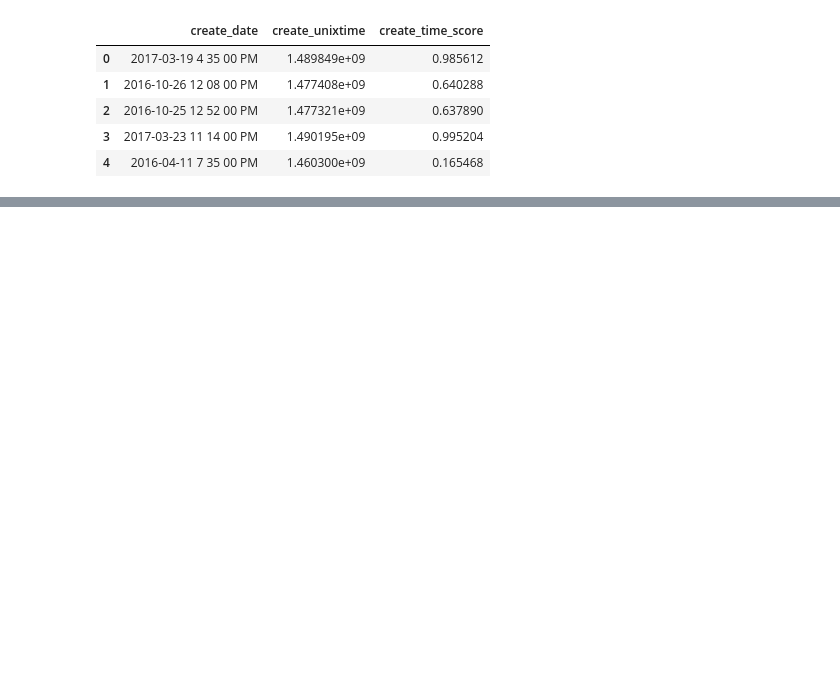
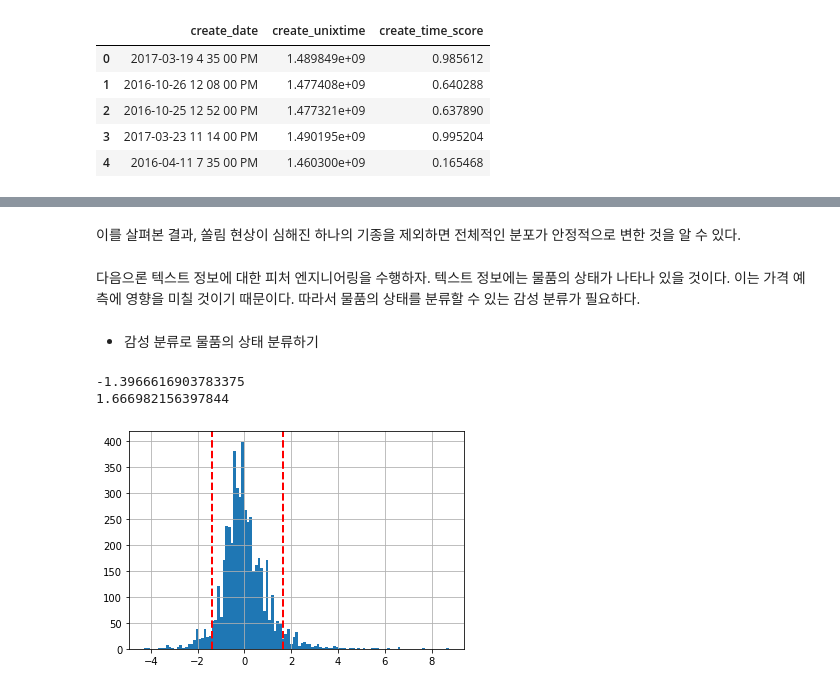
Before and after one commit to jaeyoon89/python_data_analysis, a Jupyter notebook: ch5-1_used_phone_price_prediction.ipynb, the cells around one changed output, grey strips where cells are left out. Cells and saved outputs as stored; diff of their text form; code cells hidden in the pictures; blank space fills up the shorter version.

Commit message:
data_analysis_ch5-1_used_phone_price_pd

```diff
--- a/ch5-1_used_phone_price_prediction.ipynb
+++ b/ch5-1_used_phone_price_prediction.ipynb
@@ -308,0 +328,28 @@ ax.boxplot(data)
+# %% [markdown]
+이를 살펴본 결과, 쏠림 현상이 심해진 하나의 기종을 제외하면 전체적인 분포가 안정적으로 변한 것을 알 수 있다.
+# %% [markdown]
+다음으론 텍스트 정보에 대한 피처 엔지니어링을 수행하자. 텍스트 정보에는 물품의 상태가 나타나 있을 것이다. 이는 가격 예측에 영향을 미칠 것이기 때문이다. 따라서 물품의 상태를 분류할 수 있는 감성 분류가 필요하다.
+# %% [markdown]
+- 감성 분류로 물품의 상태 분류하기
+# %%
+# 거래 가격(price)의 z-score를 계산한다. 이는 해당 데이터의 가격이 기종의 평균에 비해 어느정도로 높거나 낮은지를 알 수 있게 하는 점수입니다.
+df['price_by_group'] = df.groupby('phone_model_detail')['price'].transform(lambda x: (x - x.mean()) / x.std())
+
+# 거래 가격의 z-score(price_by_group)의 분포를 그래프로 출력합니다
+ax = df['price_by_group'].hist(bins="auto")
+
+# z-score(price_by_group) 기준으로 하위 5%, 상위 5%에 해당하는 점수를 lower_bound, upper_bound 라고 지정합니다.
+lower_bound = df['price_by_group'].quantile(0.05)
+upper_bound = df['price_by_group'].quantile(0.95)
+
+# lower_bound, upper_bound 그래프에 추가합니다.
+ax.axvline(x=lower_bound, color='r', linestyle='dashed', linewidth=2)
+ax.axvline(x=upper_bound, color='r', linestyle='dashed', linewidth=2)
+
+# lower_bound를, upper_bound 출력합니다.
+print(lower_bound)
+print(upper_bound)
+# %% [output]
+-1.3966616903783375
+1.666982156397844
+[figure, added]
```
Also changed, not shown: parts of 13 cells of this notebook.
